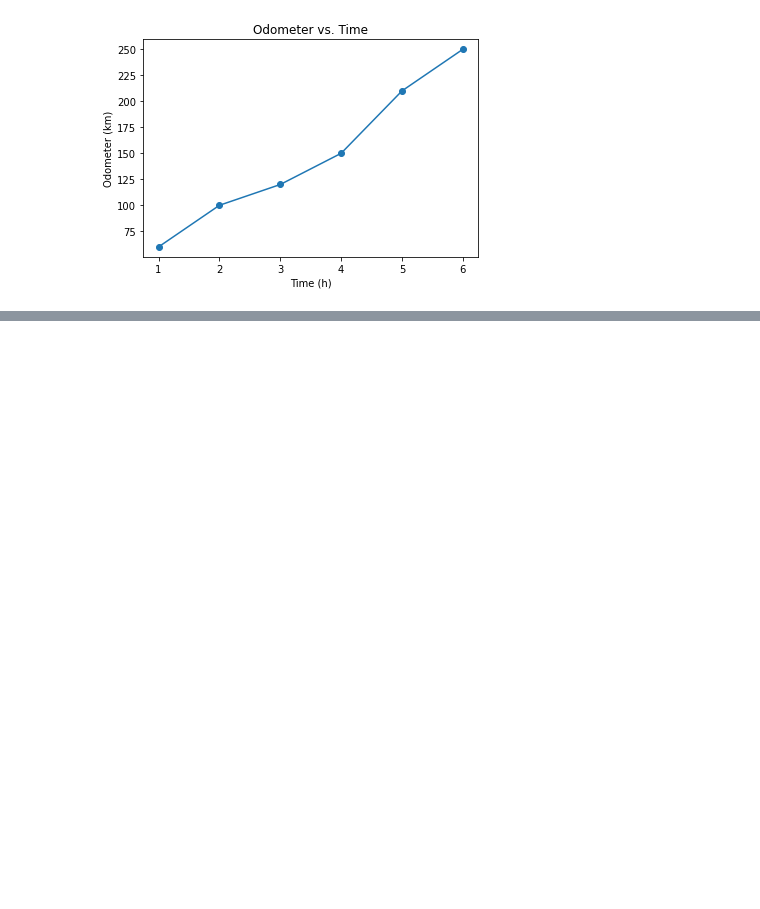
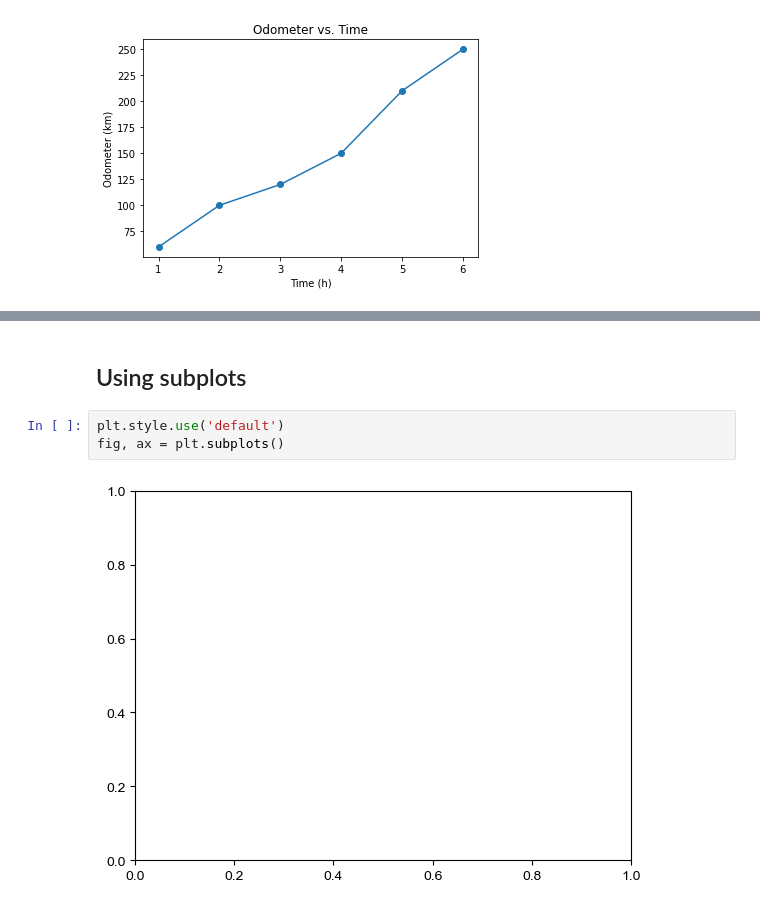
Before and after one commit to jarix/Python_Snippets, a Jupyter notebook: matplotlib_101.ipynb, the cells around one changed output, grey strips where cells are left out. Cells and saved outputs as stored; diff of their text form; blank space fills up the shorter version.

```diff
--- a/matplotlib_101.ipynb
+++ b/matplotlib_101.ipynb
@@ -34,0 +54,7 @@ plt.show()
+# %% [markdown]
+## Using subplots
+# %%
+plt.style.use('default')
+fig, ax = plt.subplots()
+# %% [output]
+[figure, added]
```
Also changed, not shown: parts of 19 cells of this notebook.
